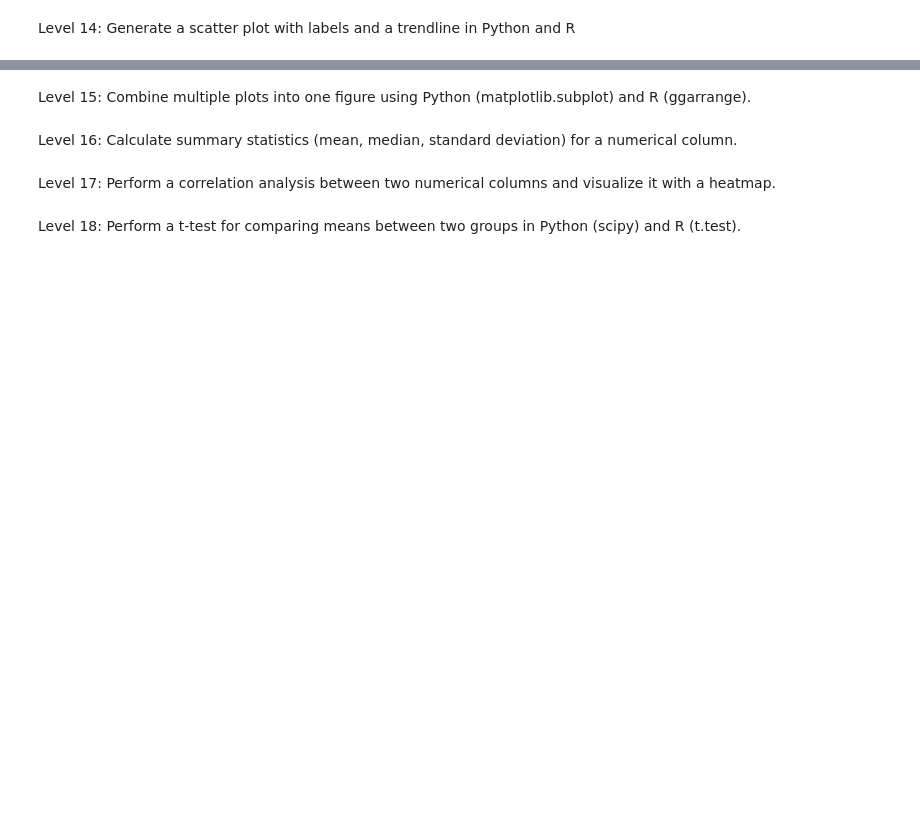
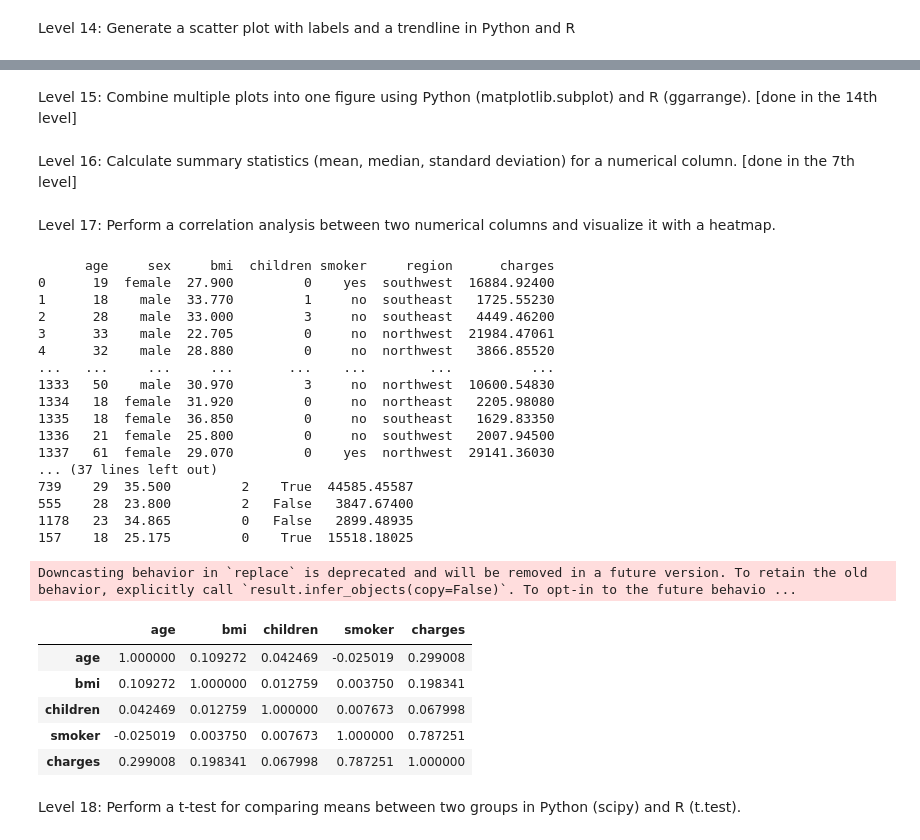
Before and after one commit to GufronDTI/py, a Jupyter notebook: main.ipynb, the cells around one changed output, grey strips where cells are left out. Saved outputs shown, nothing was run; the diff lists cells and outputs as text; code cells hidden in the pictures; blank space fills up the shorter version.

```diff
--- a/main.ipynb
+++ b/main.ipynb
@@ -173,8 +464,53 @@ Level 14: Generate a scatter plot with labels and a trendline in Python and R
 # %% [markdown]
-Level 15: Combine multiple plots into one figure using Python (matplotlib.subplot) and R (ggarrange).
+Level 15: Combine multiple plots into one figure using Python (matplotlib.subplot) and R (ggarrange). [done in the 14th level]
 # %% [markdown]
-Level 16: Calculate summary statistics (mean, median, standard deviation) for a numerical column.
+Level 16: Calculate summary statistics (mean, median, standard deviation) for a numerical column. [done in the 7th level]
 # %% [markdown]
 Level 17: Perform a correlation analysis between two numerical columns and visualize it with a heatmap.
+# %%
+import pandas as pd
+import numpy as np
+import matplotlib.pyplot as plt
+
+df = pd.read_csv("insurance.csv")
+print(df)
+print(" ")
+print(df.dtypes)
+
+#convert smoker to bool
+df_converted = df.replace({'smoker': {'yes': True, 'no': False}})
+print(" ")
+print("after converting smoker to bool:")
+print(df_converted)
+print(df_converted.dtypes)
+
+da = df_converted[["age", 'bmi', 'children', 'smoker', 'charges']]
+print(da.sample(5))
+da.corr()
+# %% [output]
+      age     sex     bmi  children smoker     region      charges
+0      19  female  27.900         0    yes  southwest  16884.92400
+1      18    male  33.770         1     no  southeast   1725.55230
+2      28    male  33.000         3     no  southeast   4449.46200
+3      33    male  22.705         0     no  northwest  21984.47061
+4      32    male  28.880         0     no  northwest   3866.85520
+...   ...     ...     ...       ...    ...        ...          ...
+1333   50    male  30.970         3     no  northwest  10600.54830
+1334   18  female  31.920         0     no  northeast   2205.98080
+1335   18  female  36.850         0     no  southeast   1629.83350
+1336   21  female  25.800         0     no  southwest   2007.94500
+1337   61  female  29.070         0    yes  northwest  29141.36030
+... (37 lines left out)
+739    29  35.500         2    True  44585.45587
+555    28  23.800         2   False   3847.67400
+1178   23  34.865         0   False   2899.48935
+157    18  25.175         0    True  15518.18025
+Downcasting behavior in `replace` is deprecated and will be removed in a future version. To retain the old behavior, explicitly call `result.infer_objects(copy=False)`. To opt-in to the future behavio ...
+|  | age | bmi | children | smoker | charges |
+| age | 1.000000 | 0.109272 | 0.042469 | -0.025019 | 0.299008 |
+| bmi | 0.109272 | 1.000000 | 0.012759 | 0.003750 | 0.198341 |
+| children | 0.042469 | 0.012759 | 1.000000 | 0.007673 | 0.067998 |
+| smoker | -0.025019 | 0.003750 | 0.007673 | 1.000000 | 0.787251 |
+| charges | 0.299008 | 0.198341 | 0.067998 | 0.787251 | 1.000000 |
 # %% [markdown]
 Level 18: Perform a t-test for comparing means between two groups in Python (scipy) and R (t.test).
```
Also changed, not shown: parts of 14 cells of this notebook, 5 other files.
